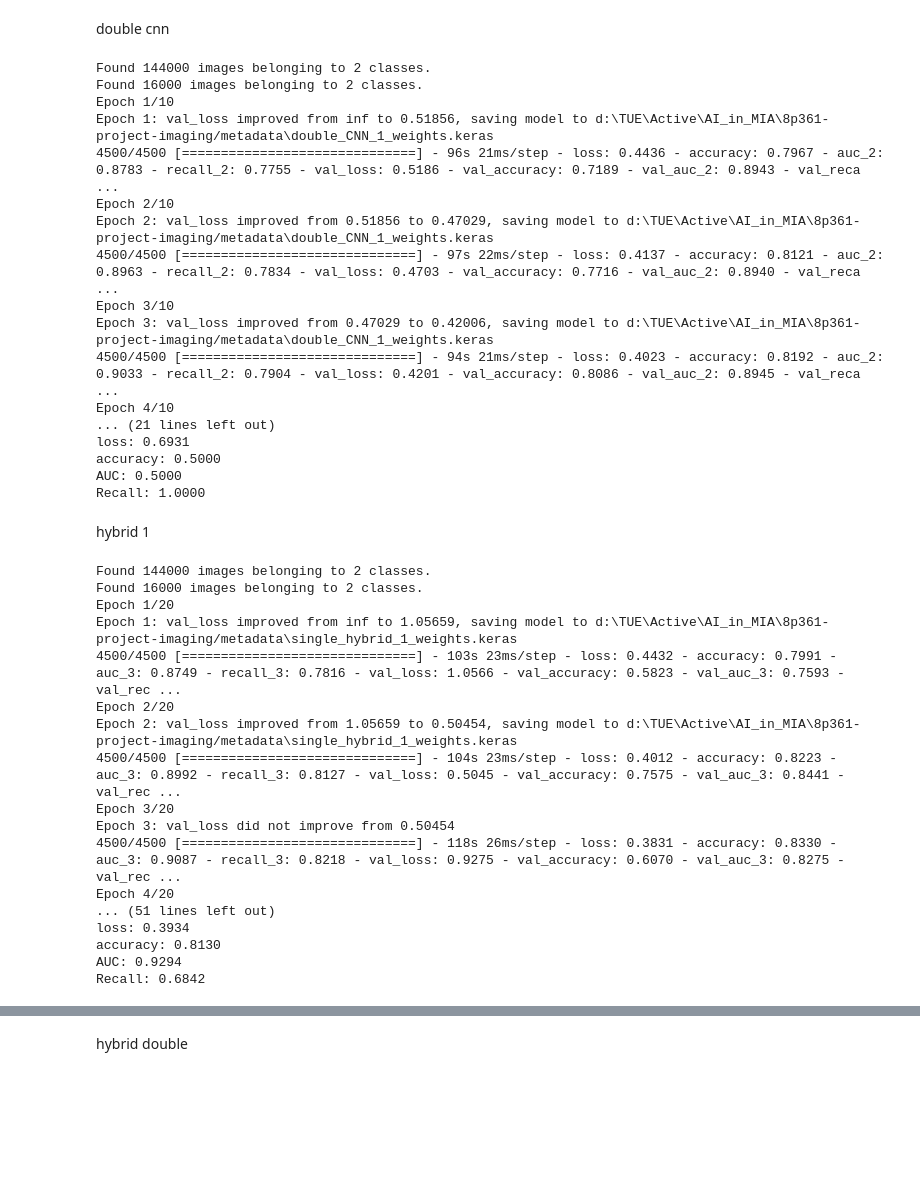
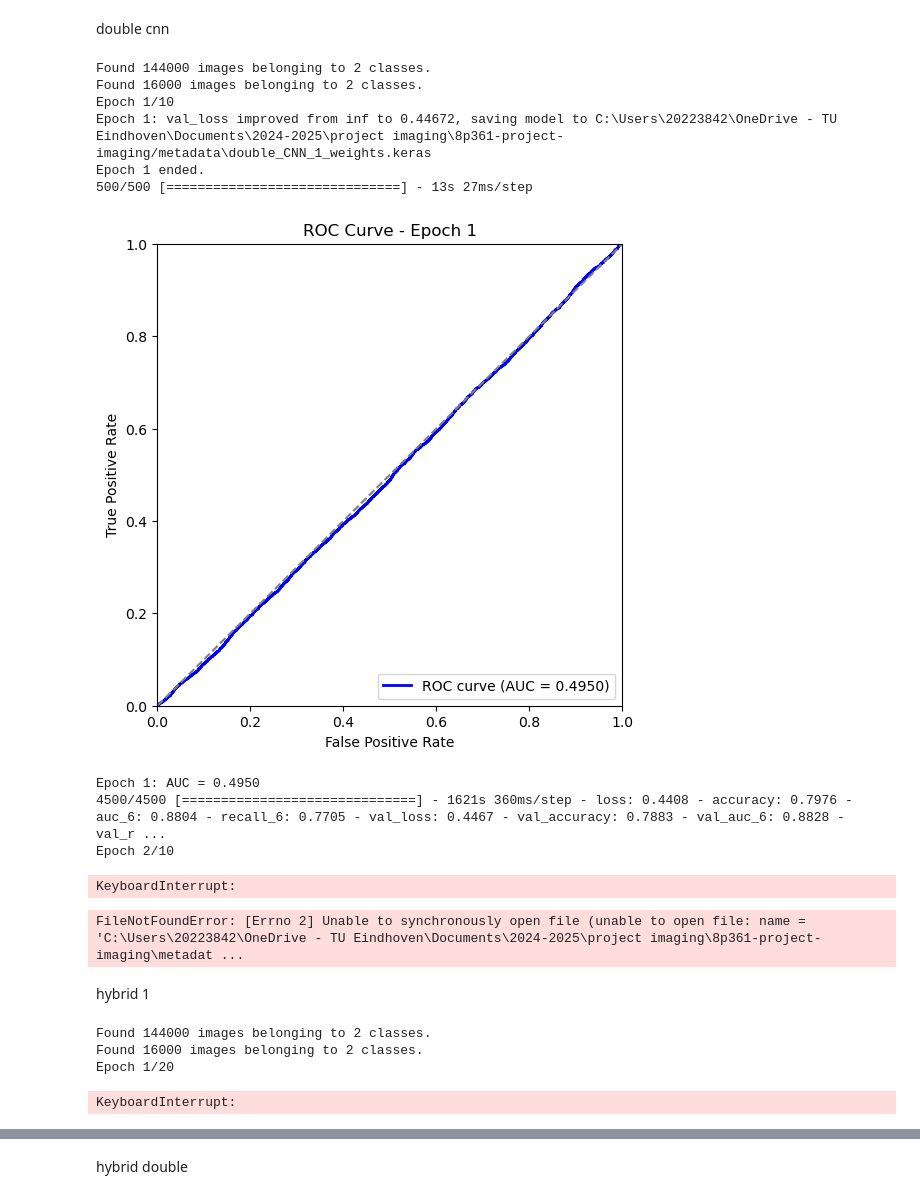
Before and after one commit to RWJAchten/8p361-project-imaging, a Jupyter notebook: hybrid/main.ipynb, the cells around one changed output, grey strips where cells are left out. Drawn from its saved outputs; the diff is of its cells as text; code cells hidden in the pictures; blank space fills up the shorter version.

Commit message:
ROC curve added and filepath specified

```diff
--- a/hybrid/main.ipynb
+++ b/hybrid/main.ipynb
@@ -73,43 +60,63 @@ Recall: 1.0000
 # %% [markdown]
 double cnn
 # %%
+from tensorflow.keras.models import model_from_json
+%matplotlib inline
 model1 = CNN_double()
 
 dir=os.getcwd()
 train_gen, val_gen = get_pcam_generators(dir+'\Data')
 
 model_name='double_CNN_1'
 model1 , callbacks_list = model_preparation(model1,model_name,dir)
 
 epochs=10
-model1, history = train_model(model1, train_gen, val_gen, epochs, callbacks_list)
+model1, history = train_model(model1, train_gen, val_gen, epochs=1, callbacks_list=callbacks_list)
 
+dir=os.getcwd()
+MODEL_FILEPATH = dir + '\metadata\double_CNN_1.json'
+json_file = open(MODEL_FILEPATH, 'r')
+loaded_model_json = json_file.read()
+json_file.close()
+model_evaluation_CNN = model_from_json(loaded_model_json)
+
+
+MODEL_WEIGHTS_FILEPATH = dir + '\metadata\double_CNN_1_weights.hdf5'
+model_evaluation_CNN.load_weights(MODEL_WEIGHTS_FILEPATH)
 loss, accuracy, AUC, recall = evaluate_model(model, val_gen)
 # %% [output]
 Found 144000 images belonging to 2 classes.
 Found 16000 images belonging to 2 classes.
 Epoch 1/10
-Epoch 1: val_loss improved from inf to 0.51856, saving model to d:\TUE\Active\AI_in_MIA\8p361-project-imaging/metadata\double_CNN_1_weights.keras
-4500/4500 [==============================] - 96s 21ms/step - loss: 0.4436 - accuracy: 0.7967 - auc_2: 0.8783 - recall_2: 0.7755 - val_loss: 0.5186 - val_accuracy: 0.7189 - val_auc_2: 0.8943 - val_reca ...
-Epoch 2/10
-Epoch 2: val_loss improved from 0.51856 to 0.47029, saving model to d:\TUE\Active\AI_in_MIA\8p361-project-imaging/metadata\double_CNN_1_weights.keras
-4500/4500 [==============================] - 97s 22ms/step - loss: 0.4137 - accuracy: 0.8121 - auc_2: 0.8963 - recall_2: 0.7834 - val_loss: 0.4703 - val_accuracy: 0.7716 - val_auc_2: 0.8940 - val_reca ...
-Epoch 3/10
-Epoch 3: val_loss improved from 0.47029 to 0.42006, saving model to d:\TUE\Active\AI_in_MIA\8p361-project-imaging/metadata\double_CNN_1_weights.keras
-4500/4500 [==============================] - 94s 21ms/step - loss: 0.4023 - accuracy: 0.8192 - auc_2: 0.9033 - recall_2: 0.7904 - val_loss: 0.4201 - val_accuracy: 0.8086 - val_auc_2: 0.8945 - val_reca ...
-Epoch 4/10
-... (21 lines left out)
-loss: 0.6931
-accuracy: 0.5000
-AUC: 0.5000
-Recall: 1.0000
+Epoch 1: val_loss improved from inf to 0.44672, saving model to C:\Users\20223842\OneDrive - TU Eindhoven\Documents\2024-2025\project imaging\8p361-project-imaging/metadata\double_CNN_1_weights.keras
+Epoch 1 ended.
+500/500 [==============================] - 13s 27ms/step
+[figure, added]
+Epoch 1: AUC = 0.4950
+4500/4500 [==============================] - 1621s 360ms/step - loss: 0.4408 - accuracy: 0.7976 - auc_6: 0.8804 - recall_6: 0.7705 - val_loss: 0.4467 - val_accuracy: 0.7883 - val_auc_6: 0.8828 - val_r ...
+Epoch 2/10
+KeyboardInterrupt:
+# %%
+dir=os.getcwd()
+MODEL_FILEPATH = dir + '\metadata\double_CNN_1.json'
+json_file = open(MODEL_FILEPATH, 'r')
+loaded_model_json = json_file.read()
+json_file.close()
+model_evaluation_CNN = model_from_json(loaded_model_json)
+
+
+MODEL_WEIGHTS_FILEPATH = dir + '\metadata\double_CNN_1_weights.hdf5'
+model_evaluation_CNN.load_weights(MODEL_WEIGHTS_FILEPATH)
+loss, accuracy, AUC, recall = evaluate_model(model, val_gen)
+# %% [output]
+FileNotFoundError: [Errno 2] Unable to synchronously open file (unable to open file: name = 'C:\Users\20223842\OneDrive - TU Eindhoven\Documents\2024-2025\project imaging\8p361-project-imaging\metadat ...
 # %% [markdown]
 hybrid 1
 # %%
 model = Hybrid_single(patch_size=(16,16))
 
 dir=os.getcwd()
-train_gen, val_gen = get_pcam_generators(dir+'\Data')
+train_gen, val_gen = get_pcam_generators("C://Users//20223842//OneDrive - TU Eindhoven//Documents//2024-2025//project imaging")
 
 model_name='single_hybrid_1'
 model , callbacks_list = model_preparation(model,model_name,dir)
@@ -122,20 +129,7 @@ loss, accuracy, AUC, recall = evaluate_model(model, val_gen)
 Found 144000 images belonging to 2 classes.
 Found 16000 images belonging to 2 classes.
 Epoch 1/20
-Epoch 1: val_loss improved from inf to 1.05659, saving model to d:\TUE\Active\AI_in_MIA\8p361-project-imaging/metadata\single_hybrid_1_weights.keras
-4500/4500 [==============================] - 103s 23ms/step - loss: 0.4432 - accuracy: 0.7991 - auc_3: 0.8749 - recall_3: 0.7816 - val_loss: 1.0566 - val_accuracy: 0.5823 - val_auc_3: 0.7593 - val_rec ...
-Epoch 2/20
-Epoch 2: val_loss improved from 1.05659 to 0.50454, saving model to d:\TUE\Active\AI_in_MIA\8p361-project-imaging/metadata\single_hybrid_1_weights.keras
-4500/4500 [==============================] - 104s 23ms/step - loss: 0.4012 - accuracy: 0.8223 - auc_3: 0.8992 - recall_3: 0.8127 - val_loss: 0.5045 - val_accuracy: 0.7575 - val_auc_3: 0.8441 - val_rec ...
-Epoch 3/20
-Epoch 3: val_loss did not improve from 0.50454
-4500/4500 [==============================] - 118s 26ms/step - loss: 0.3831 - accuracy: 0.8330 - auc_3: 0.9087 - recall_3: 0.8218 - val_loss: 0.9275 - val_accuracy: 0.6070 - val_auc_3: 0.8275 - val_rec ...
-Epoch 4/20
-... (51 lines left out)
-loss: 0.3934
-accuracy: 0.8130
-AUC: 0.9294
-Recall: 0.6842
+KeyboardInterrupt:
 # %%
 model = Hybrid_double(patch_size=(16,16))
 
```
Also changed, not shown: parts of 3 cells of this notebook, 1 other file.
